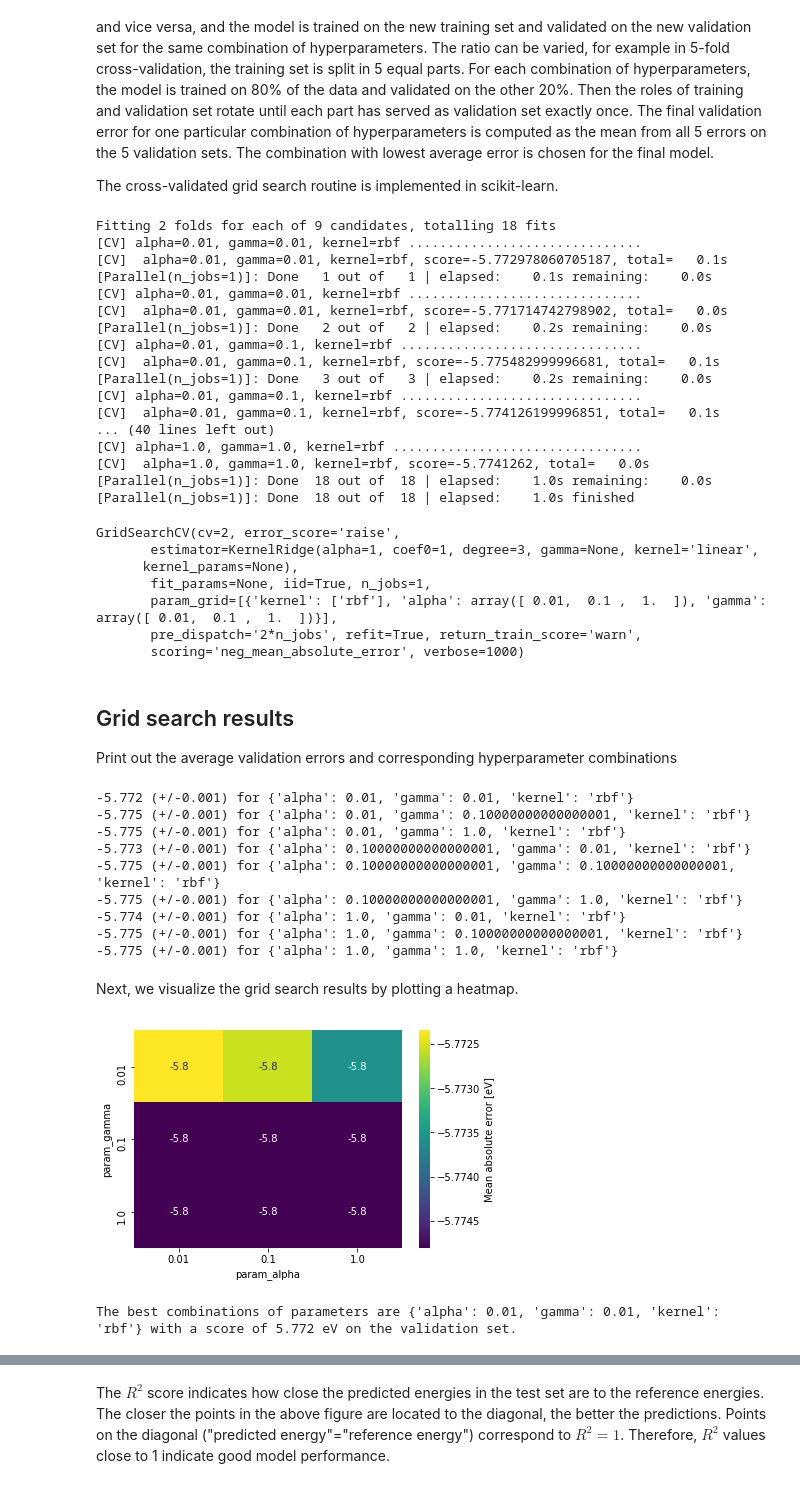
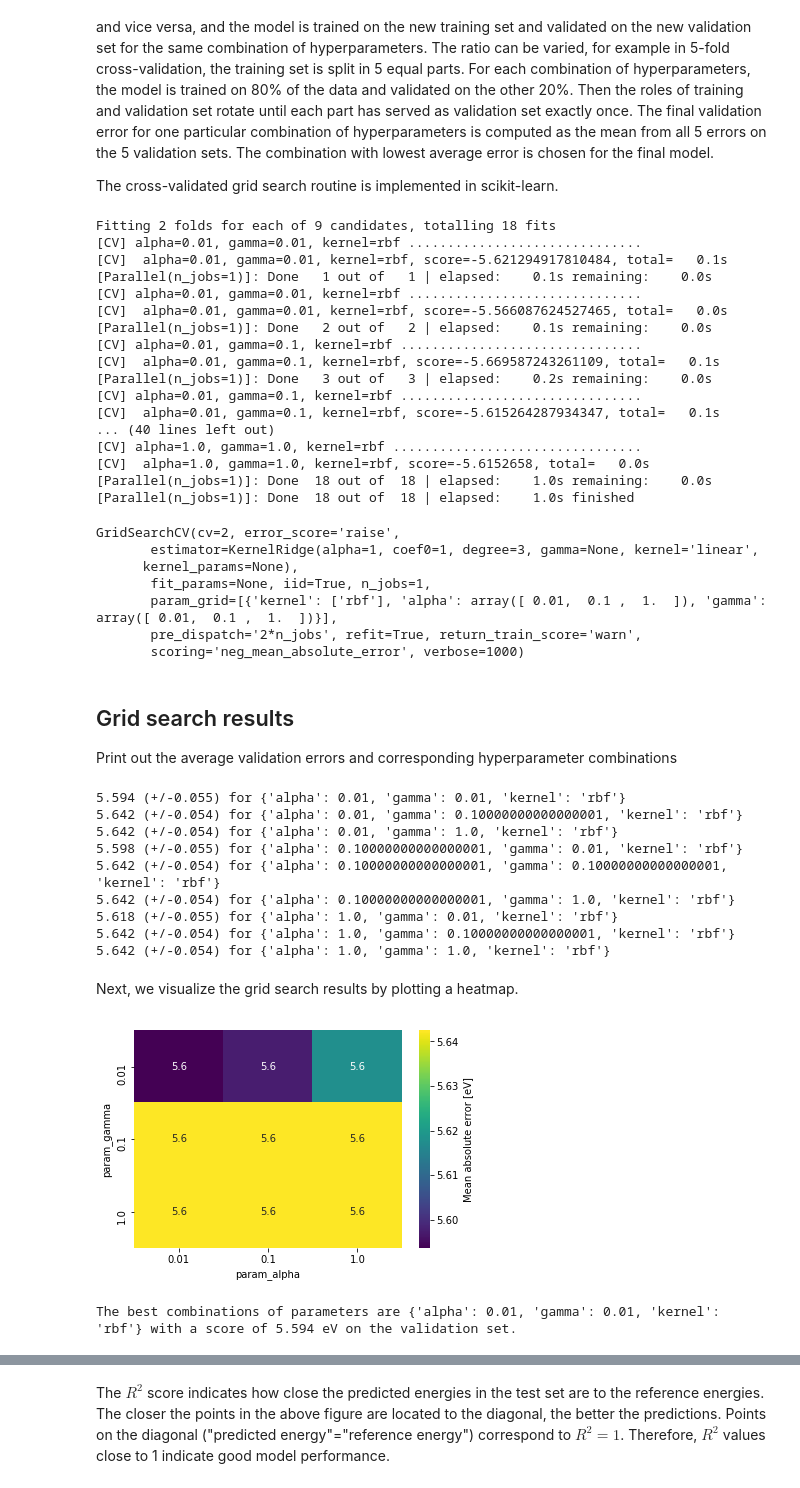
Before and after one commit to nayanvh/krr_tutorial, a Jupyter notebook: krr_homo.ipynb, the cells around one changed output, grey strips where cells are left out. Drawn from its saved outputs; the diff is of its cells as text; code cells hidden in the pictures.

```diff
--- a/krr_homo.ipynb
+++ b/krr_homo.ipynb
@@ -28,6 +28,6 @@ At first, we load the data. The input data x is an array that contains all 133,8
 # %%
-x = load_npz("./data/qm9/cm.npz").toarray()
-y = np.genfromtxt("./data/qm9/HOMO.txt")
+x = load_npz("./data/qm7/cm.npz").toarray()
+y = np.genfromtxt("./data/qm7/HOMO.txt")
 
 print("Number of molecules:", len(y))
 # %% [output]
@@ -167,38 +167,46 @@ In cross-validation, the roles of training and validation sets alternate. As des
 
 The cross-validated grid search routine is implemented in scikit-learn.
 # %%
-## set up grids for alpha and gamma hyperparameters.
-#first value: lower bound; second value: upper bound;
-#third value: number of points to evaluate between upper and lower bounds --> make sure to change third value as well!
+# set up grids for alpha and gamma hyperparameters.
+# first value: lower bound; second value: upper bound;
+# third value: number of points to evaluate (here set to '3' --> '-2', '-1' and '0' are evaluated)
+# --> make sure to change third value as well when changing the bounds!
 alpha = np.logspace(-2, 0, 3)
 gamma = np.logspace(-2, 0, 3)
 
+cv_number = 2 ## choose into how many parts training set is divided for cross-validation
+kernel = 'rbf' # select kernel function here ('rbf': Gaussian kernel, 'laplacian': Laplacian kernel)
+scoring_function = 'neg_mean_absolute_error' # it is called "negative" because scikit-learn interprets
+                                             # highest scoring value as best, but we want small errors
+
 ## define settings for grid search routine in scikit-learn with above defined grids as input
 
-grid_search = GridSearchCV(KernelRidge(),  ## machine learning method (KRR here)
-                           [{'kernel':['rbf'],'alpha': alpha, 'gamma': gamma}], ### select kernel function here ('rbf': Gaussian kernel, 'laplacian': Laplacian kernel)
-                           cv=2, ## choose into how many parts training set is divided for cross-validation
-                           scoring='neg_mean_absolute_error',  # select a scoring function --> here the mean absolute error
-                          verbose=1000)  ## produces detailed output statements of grid search routine so we can see what is computed
+grid_search = GridSearchCV(KernelRidge(),  #machine learning method (KRR here)
+                           [{'kernel':[kernel],'alpha': alpha, 'gamma': gamma}],
+                           cv = cv_number,
+                           scoring = scoring_function,
+                           verbose=1000)  ## produces detailed output statements of grid search
+                                          # routine so we can see what is computed
 
-# call the fit function in scikit-learn which fits the Coulomb matrices in the training set to their corresponding HOMO energies.
+# call the fit function in scikit-learn which fits the Coulomb matrices in the training set
+# to their corresponding HOMO energies.
 grid_search.fit(x_train, y_train)
 # %% [output]
 Fitting 2 folds for each of 9 candidates, totalling 18 fits
 [CV] alpha=0.01, gamma=0.01, kernel=rbf ..............................
-[CV]  alpha=0.01, gamma=0.01, kernel=rbf, score=-5.772978060705187, total=   0.1s
+[CV]  alpha=0.01, gamma=0.01, kernel=rbf, score=-5.621294917810484, total=   0.1s
 [Parallel(n_jobs=1)]: Done   1 out of   1 | elapsed:    0.1s remaining:    0.0s
 [CV] alpha=0.01, gamma=0.01, kernel=rbf ..............................
-[CV]  alpha=0.01, gamma=0.01, kernel=rbf, score=-5.771714742798902, total=   0.0s
-[Parallel(n_jobs=1)]: Done   2 out of   2 | elapsed:    0.2s remaining:    0.0s
+[CV]  alpha=0.01, gamma=0.01, kernel=rbf, score=-5.566087624527465, total=   0.0s
+[Parallel(n_jobs=1)]: Done   2 out of   2 | elapsed:    0.1s remaining:    0.0s
 [CV] alpha=0.01, gamma=0.1, kernel=rbf ...............................
-[CV]  alpha=0.01, gamma=0.1, kernel=rbf, score=-5.775482999996681, total=   0.1s
+[CV]  alpha=0.01, gamma=0.1, kernel=rbf, score=-5.669587243261109, total=   0.1s
 [Parallel(n_jobs=1)]: Done   3 out of   3 | elapsed:    0.2s remaining:    0.0s
 [CV] alpha=0.01, gamma=0.1, kernel=rbf ...............................
-[CV]  alpha=0.01, gamma=0.1, kernel=rbf, score=-5.774126199996851, total=   0.1s
+[CV]  alpha=0.01, gamma=0.1, kernel=rbf, score=-5.615264287934347, total=   0.1s
 ... (40 lines left out)
 [CV] alpha=1.0, gamma=1.0, kernel=rbf ................................
-[CV]  alpha=1.0, gamma=1.0, kernel=rbf, score=-5.7741262, total=   0.0s
+[CV]  alpha=1.0, gamma=1.0, kernel=rbf, score=-5.6152658, total=   0.0s
 [Parallel(n_jobs=1)]: Done  18 out of  18 | elapsed:    1.0s remaining:    0.0s
 [Parallel(n_jobs=1)]: Done  18 out of  18 | elapsed:    1.0s finished
 GridSearchCV(cv=2, error_score='raise',
@@ -215,34 +223,36 @@ Print out the average validation errors and corresponding hyperparameter combina
 # %%
 means = grid_search.cv_results_['mean_test_score']
 stds = grid_search.cv_results_['std_test_score']
-for mean, std, params in zip(means, stds, grid_search.cv_results_['params']):
+for mean, std, params in zip(-means, stds, grid_search.cv_results_['params']):
     print("%0.3f (+/-%0.03f) for %r" % (mean, std * 2, params))
 # %% [output]
--5.772 (+/-0.001) for {'alpha': 0.01, 'gamma': 0.01, 'kernel': 'rbf'}
--5.775 (+/-0.001) for {'alpha': 0.01, 'gamma': 0.10000000000000001, 'kernel': 'rbf'}
--5.775 (+/-0.001) for {'alpha': 0.01, 'gamma': 1.0, 'kernel': 'rbf'}
--5.773 (+/-0.001) for {'alpha': 0.10000000000000001, 'gamma': 0.01, 'kernel': 'rbf'}
--5.775 (+/-0.001) for {'alpha': 0.10000000000000001, 'gamma': 0.10000000000000001, 'kernel': 'rbf'}
--5.775 (+/-0.001) for {'alpha': 0.10000000000000001, 'gamma': 1.0, 'kernel': 'rbf'}
--5.774 (+/-0.001) for {'alpha': 1.0, 'gamma': 0.01, 'kernel': 'rbf'}
--5.775 (+/-0.001) for {'alpha': 1.0, 'gamma': 0.10000000000000001, 'kernel': 'rbf'}
--5.775 (+/-0.001) for {'alpha': 1.0, 'gamma': 1.0, 'kernel': 'rbf'}
+5.594 (+/-0.055) for {'alpha': 0.01, 'gamma': 0.01, 'kernel': 'rbf'}
+5.642 (+/-0.054) for {'alpha': 0.01, 'gamma': 0.10000000000000001, 'kernel': 'rbf'}
+5.642 (+/-0.054) for {'alpha': 0.01, 'gamma': 1.0, 'kernel': 'rbf'}
+5.598 (+/-0.055) for {'alpha': 0.10000000000000001, 'gamma': 0.01, 'kernel': 'rbf'}
+5.642 (+/-0.054) for {'alpha': 0.10000000000000001, 'gamma': 0.10000000000000001, 'kernel': 'rbf'}
+5.642 (+/-0.054) for {'alpha': 0.10000000000000001, 'gamma': 1.0, 'kernel': 'rbf'}
+5.618 (+/-0.055) for {'alpha': 1.0, 'gamma': 0.01, 'kernel': 'rbf'}
+5.642 (+/-0.054) for {'alpha': 1.0, 'gamma': 0.10000000000000001, 'kernel': 'rbf'}
+5.642 (+/-0.054) for {'alpha': 1.0, 'gamma': 1.0, 'kernel': 'rbf'}
 # %% [markdown]
 Next, we visualize the grid search results by plotting a heatmap.
 # %%
 results = pd.DataFrame(grid_search.cv_results_)
+#pd.DataFrame(grid_search.cv_results_)
 
-pvt = pd.pivot_table(pd.DataFrame(grid_search.cv_results_), values='mean_test_score',
+pvt = pd.pivot_table(results, values='mean_test_score',
                      index='param_gamma', columns='param_alpha')
-heatmap = sns.heatmap(pvt, annot=True, cmap='viridis', cbar_kws={'label': "Mean absolute error [eV]"})
+heatmap = sns.heatmap(-pvt, annot=True, cmap='viridis', cbar_kws={'label': "Mean absolute error [eV]"})
 figure = heatmap.get_figure()
 plt.show()
 
 
-print("The best combinations of parameters are %s with a score of %0.3f eV on the validation set." % (grid_search.best_params_, -grid_search.best_score_))
+print("The best combinations of parameters are %s with a score of %0.3f eV on the validation set."
+      % (grid_search.best_params_, -grid_search.best_score_))
 # %% [output]
-[figure, old version]
+[figure, new version]
-The best combinations of parameters are {'alpha': 0.01, 'gamma': 0.01, 'kernel': 'rbf'} with a score of 5.772 eV on the validation set.
+The best combinations of parameters are {'alpha': 0.01, 'gamma': 0.01, 'kernel': 'rbf'} with a score of 5.594 eV on the validation set.
 # %% [markdown]
 ## Testing
 
```
Also changed, not shown: parts of 9 cells of this notebook.
